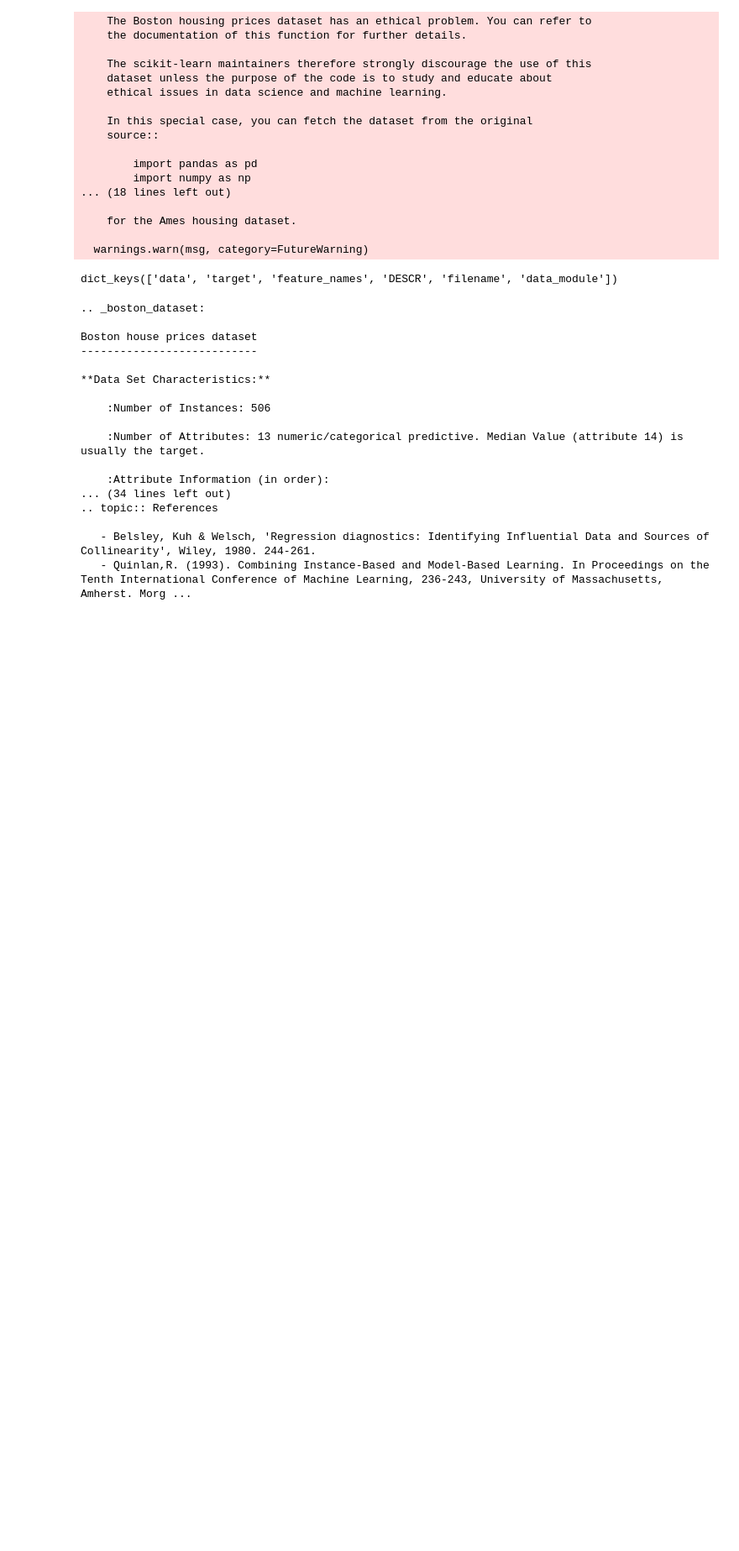
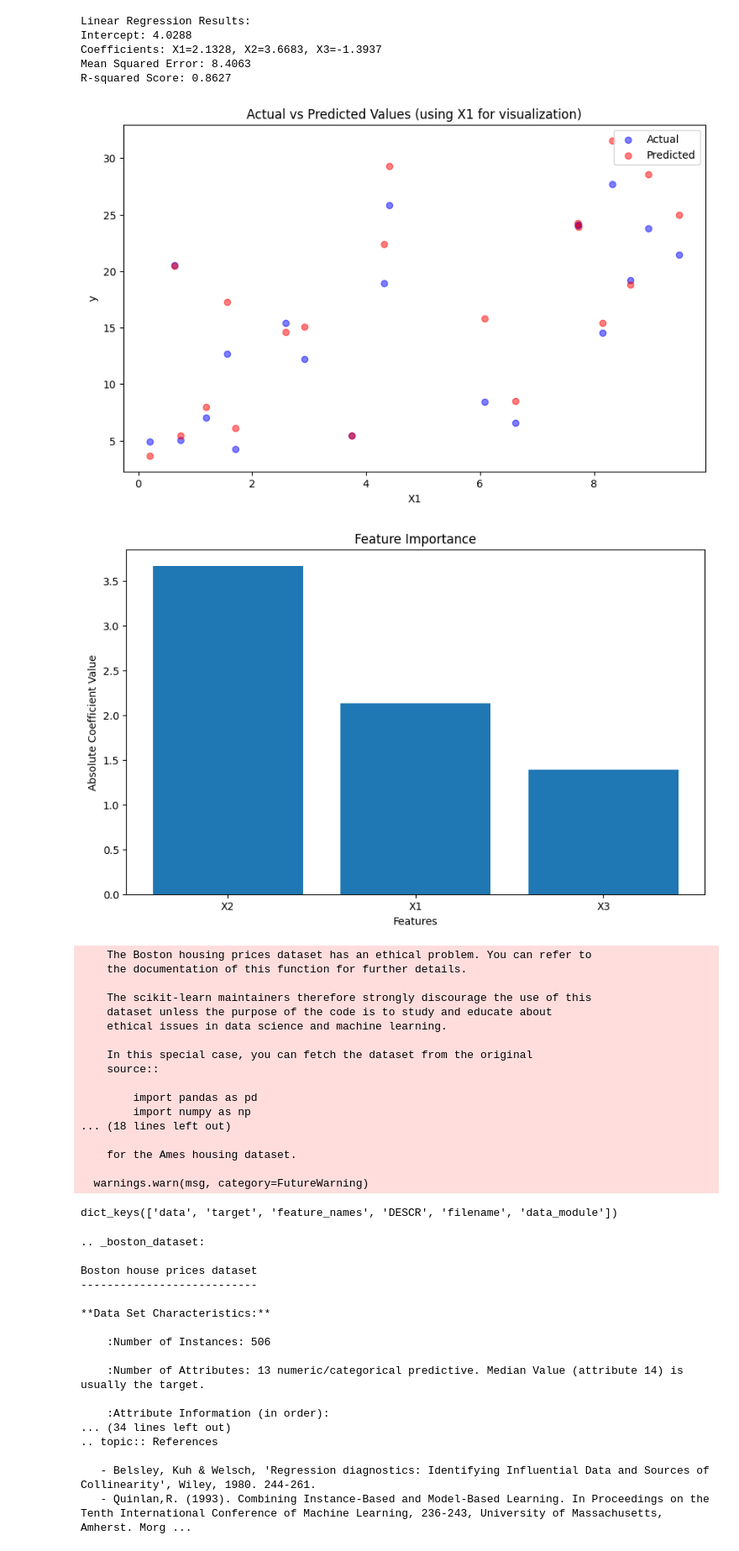
Before and after one commit to satyaprakashdhfm/ML--DL--NOTES, a Jupyter notebook: 1.ML REGRESSION/Linear Regression ML Implementation.ipynb.ipynb, the cells around one changed output. Shown at 84% size. Cells and saved outputs as stored; diff of their text form; code cells hidden in the pictures; blank space fills up the shorter version.

```diff
--- a/1.ML REGRESSION/Linear Regression ML Implementation.ipynb.ipynb
+++ b/1.ML REGRESSION/Linear Regression ML Implementation.ipynb.ipynb
@@ -1,3 +91,82 @@
+# %%
+import numpy as np
+import pandas as pd
+import matplotlib.pyplot as plt
+from sklearn.linear_model import LinearRegression
+from sklearn.model_selection import train_test_split
+from sklearn.metrics import mean_squared_error, r2_score
+
+# Set random seed for reproducibility
+np.random.seed(42)
+
+# Generate sample data
+n_samples = 100
+X1 = np.random.rand(n_samples) * 10
+X2 = np.random.rand(n_samples) * 5
+X3 = np.random.rand(n_samples) * 8
+
+# Create the dependent variable with some noise
+y = 2 * X1 + 3.5 * X2 - 1.5 * X3 + np.random.randn(n_samples) * 2 + 5
+
+# Create a DataFrame
+df = pd.DataFrame({
+    'X1': X1,
+    'X2': X2,
+    'X3': X3,
+    'y': y
+})
+
+# Split the data into training and testing sets
+X = df[['X1', 'X2', 'X3']]
+y = df['y']
+X_train, X_test, y_train, y_test = train_test_split(X, y, test_size=0.2, random_state=42)
+
+# Create and train the model
+model = LinearRegression()
+model.fit(X_train, y_train)
+
+# Make predictions
+y_pred = model.predict(X_test)
+
+# Calculate metrics
+mse = mean_squared_error(y_test, y_pred)
+r2 = r2_score(y_test, y_pred)
+
+# Print results
+print("Linear Regression Results:")
+print(f"Intercept: {model.intercept_:.4f}")
+print(f"Coefficients: X1={model.coef_[0]:.4f}, X2={model.coef_[1]:.4f}, X3={model.coef_[2]:.4f}")
+print(f"Mean Squared Error: {mse:.4f}")
+print(f"R-squared Score: {r2:.4f}")
+
+# Visualize the results (we'll use X1 for visualization)
+plt.figure(figsize=(10, 6))
+plt.scatter(X_test['X1'], y_test, color='blue', alpha=0.5, label='Actual')
+plt.scatter(X_test['X1'], y_pred, color='red', alpha=0.5, label='Predicted')
+plt.xlabel('X1')
+plt.ylabel('y')
+plt.title('Actual vs Predicted Values (using X1 for visualization)')
+plt.legend()
+plt.show()
+
+# Feature importance visualization
+feature_importance = pd.DataFrame({'feature': X.columns, 'importance': abs(model.coef_)})
+feature_importance = feature_importance.sort_values('importance', ascending=False)
+
+plt.figure(figsize=(10, 6))
+plt.bar(feature_importance['feature'], feature_importance['importance'])
+plt.xlabel('Features')
+plt.ylabel('Absolute Coefficient Value')
+plt.title('Feature Importance')
+plt.show()
+# %% [output]
+Linear Regression Results:
+Intercept: 4.0288
+Coefficients: X1=2.1328, X2=3.6683, X3=-1.3937
+Mean Squared Error: 8.4063
+R-squared Score: 0.8627
+[figure, added]
+[figure, added]
 # %%
 import pandas as pd
 import numpy as np
```
Also changed, not shown: parts of 1 cell of this notebook, 14 other files.
